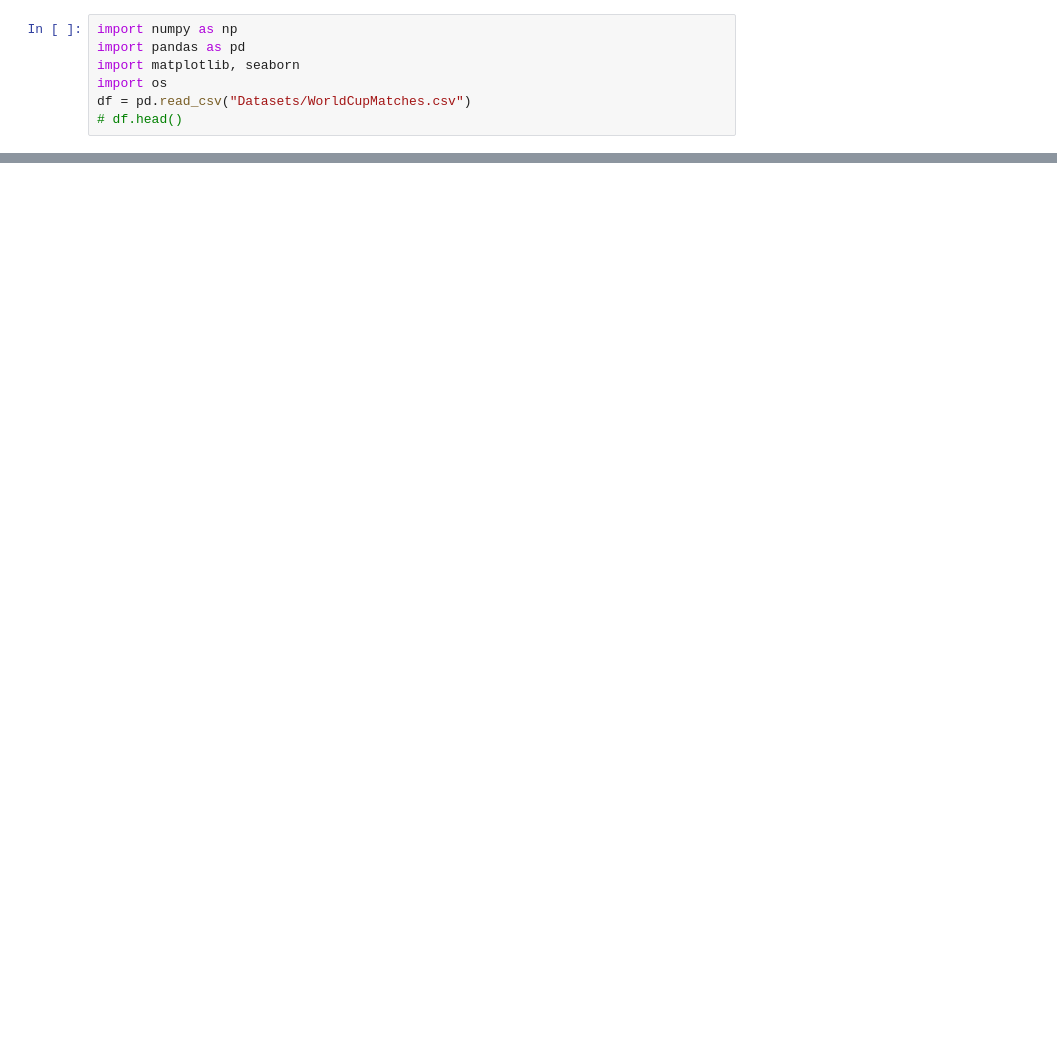
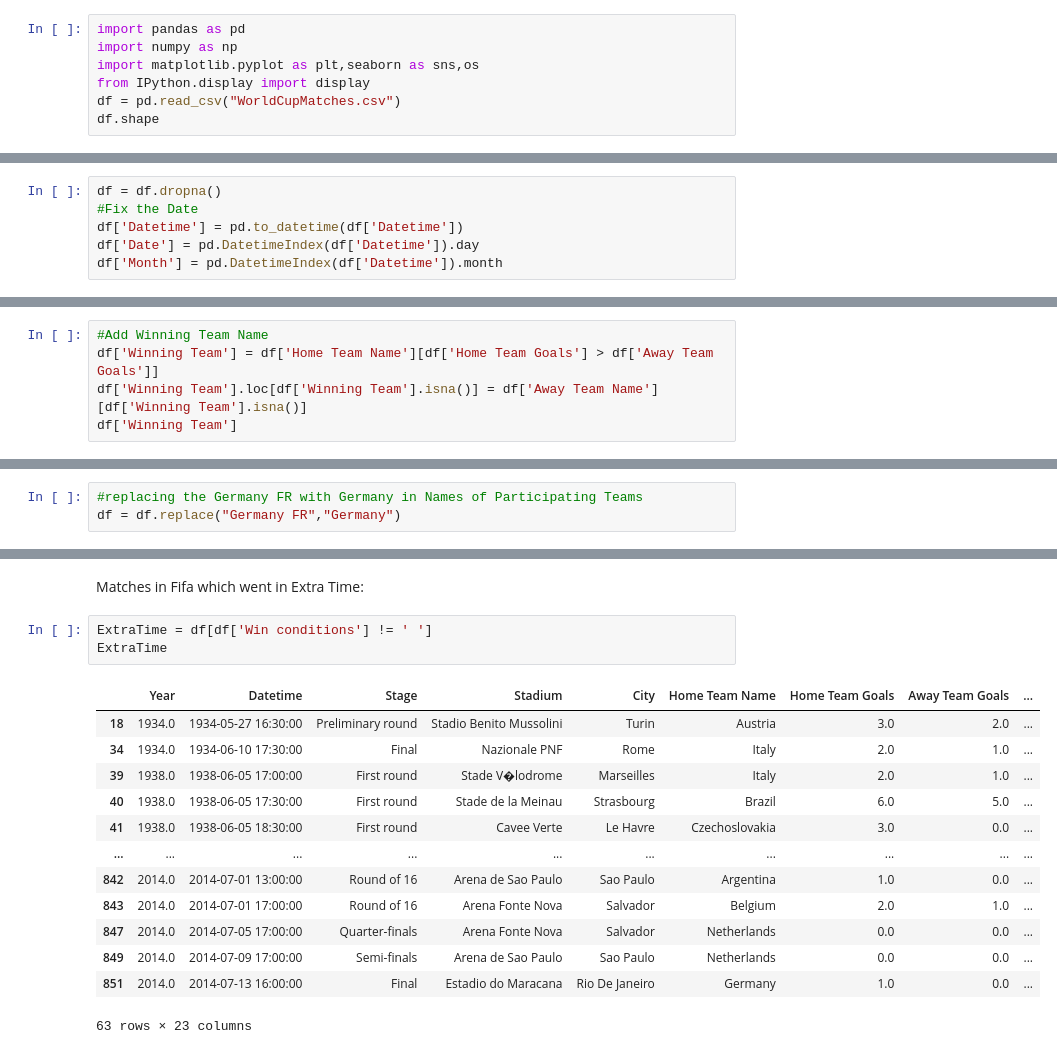
Before and after one commit to Raghav-rv28/Fifa-Case-Study, a Jupyter notebook: Fifa.ipynb, the cells around one changed output, grey strips where cells are left out. Drawn from its saved outputs; the diff is of its cells as text; blank space fills up the shorter version.

```diff
--- a/Fifa.ipynb
+++ b/Fifa.ipynb
@@ -3,8 +3,8 @@
 # %%
+import pandas as pd
 import numpy as np
-import pandas as pd
-import matplotlib, seaborn
-import os
-df = pd.read_csv("Datasets/WorldCupMatches.csv")
-# df.head()
+import matplotlib.pyplot as plt,seaborn as sns,os
+from IPython.display import display
+df = pd.read_csv("WorldCupMatches.csv")
+df.shape
 # %% [output]
@@ -11,0 +51,6 @@ FileNotFoundError: [Errno 2] No such file or directory: 'Datasets/WorldCupMatche
+# %%
+df = df.dropna()
+#Fix the Date
+df['Datetime'] = pd.to_datetime(df['Datetime'])
+df['Date'] = pd.DatetimeIndex(df['Datetime']).day
+df['Month'] = pd.DatetimeIndex(df['Datetime']).month
@@ -11,0 +77,5 @@ FileNotFoundError: [Errno 2] No such file or directory: 'Datasets/WorldCupMatche
+# %%
+#Add Winning Team Name
+df['Winning Team'] = df['Home Team Name'][df['Home Team Goals'] > df['Away Team Goals']]
+df['Winning Team'].loc[df['Winning Team'].isna()] = df['Away Team Name'][df['Winning Team'].isna()]
+df['Winning Team']
@@ -11,0 +108,3 @@ FileNotFoundError: [Errno 2] No such file or directory: 'Datasets/WorldCupMatche
+# %%
+#replacing the Germany FR with Germany in Names of Participating Teams
+df = df.replace("Germany FR","Germany")
@@ -11,0 +153,19 @@ FileNotFoundError: [Errno 2] No such file or directory: 'Datasets/WorldCupMatche
+# %% [markdown]
+Matches in Fifa which went in Extra Time:
+# %%
+ExtraTime = df[df['Win conditions'] != ' ']
+ExtraTime
+# %% [output]
+|  | Year | Datetime | Stage | Stadium | City | Home Team Name | Home Team Goals | Away Team Goals | ... |
+| 18 | 1934.0 | 1934-05-27 16:30:00 | Preliminary round | Stadio Benito Mussolini | Turin | Austria | 3.0 | 2.0 | ... |
+| 34 | 1934.0 | 1934-06-10 17:30:00 | Final | Nazionale PNF | Rome | Italy | 2.0 | 1.0 | ... |
+| 39 | 1938.0 | 1938-06-05 17:00:00 | First round | Stade V�lodrome | Marseilles | Italy | 2.0 | 1.0 | ... |
+| 40 | 1938.0 | 1938-06-05 17:30:00 | First round | Stade de la Meinau | Strasbourg | Brazil | 6.0 | 5.0 | ... |
+| 41 | 1938.0 | 1938-06-05 18:30:00 | First round | Cavee Verte | Le Havre | Czechoslovakia | 3.0 | 0.0 | ... |
+| ... | ... | ... | ... | ... | ... | ... | ... | ... | ... |
+| 842 | 2014.0 | 2014-07-01 13:00:00 | Round of 16 | Arena de Sao Paulo | Sao Paulo | Argentina | 1.0 | 0.0 | ... |
+| 843 | 2014.0 | 2014-07-01 17:00:00 | Round of 16 | Arena Fonte Nova | Salvador | Belgium | 2.0 | 1.0 | ... |
+| 847 | 2014.0 | 2014-07-05 17:00:00 | Quarter-finals | Arena Fonte Nova | Salvador | Netherlands | 0.0 | 0.0 | ... |
+| 849 | 2014.0 | 2014-07-09 17:00:00 | Semi-finals | Arena de Sao Paulo | Sao Paulo | Netherlands | 0.0 | 0.0 | ... |
+| 851 | 2014.0 | 2014-07-13 16:00:00 | Final | Estadio do Maracana | Rio De Janeiro | Germany | 1.0 | 0.0 | ... |
+63 rows × 23 columns
```
Also changed, not shown: parts of 32 cells of this notebook.
